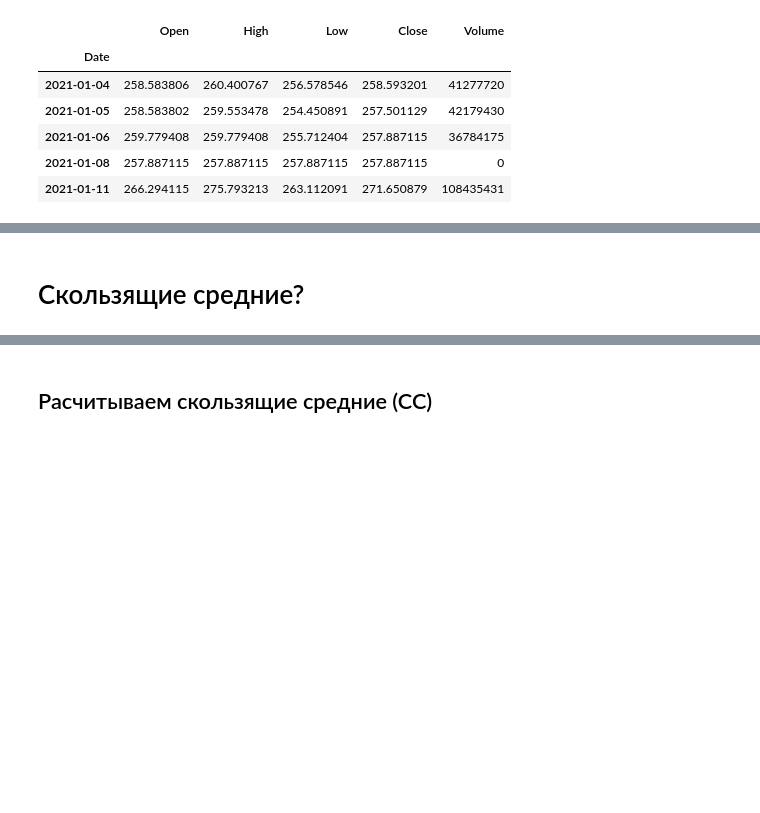
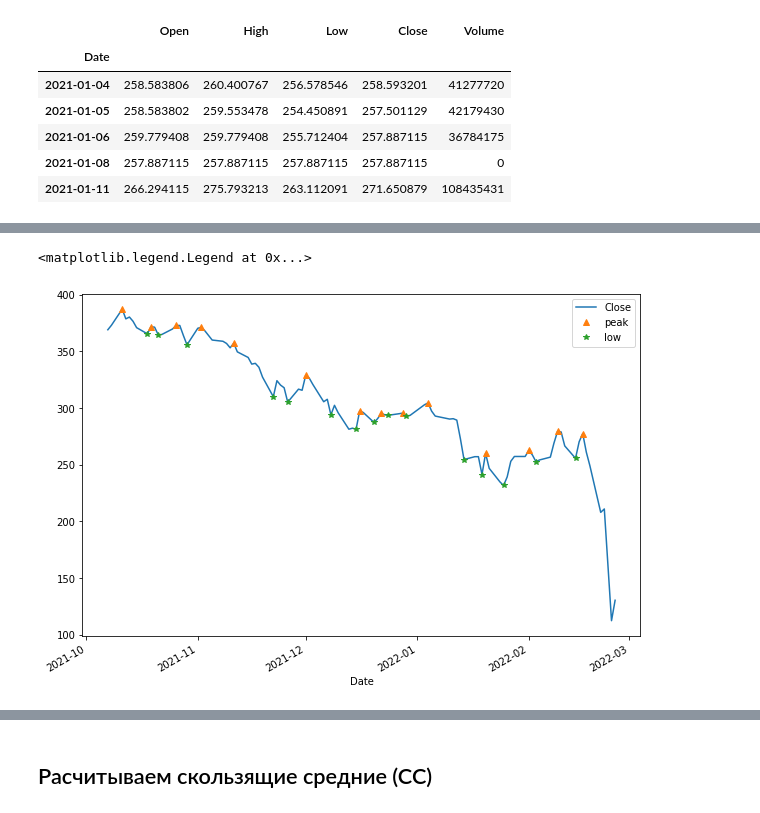
Before and after one commit to Falconwatch/MarketKing, a Jupyter notebook: High_detector.ipynb, the cells around one changed output, grey strips where cells are left out. Cells and saved outputs as stored; diff of their text form; code cells hidden in the pictures; blank space fills up the shorter version.

```diff
--- a/High_detector.ipynb
+++ b/High_detector.ipynb
@@ -56,2 +76,8 @@ plt.legend()
-# %% [markdown]
-# Скользящие средние?
+# %%
+stocks_test["Close"].plot(figsize=[10,7])
+stocks_test.loc[stocks_test["peaks"]==1, "Close"].plot(style="^", label="peak")
+stocks_test.loc[stocks_test["lows"]==1, "Close"].plot(style="*", label="low")
+plt.legend()
+# %% [output]
+<matplotlib.legend.Legend at 0x...>
+[figure, added]
```
Also changed, not shown: parts of 19 cells of this notebook.
